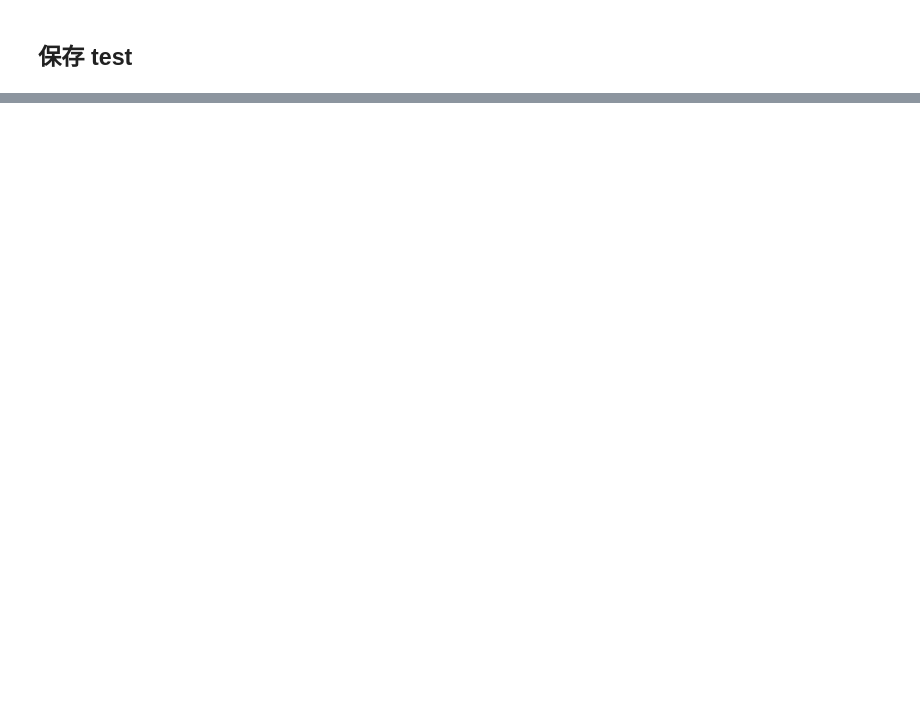
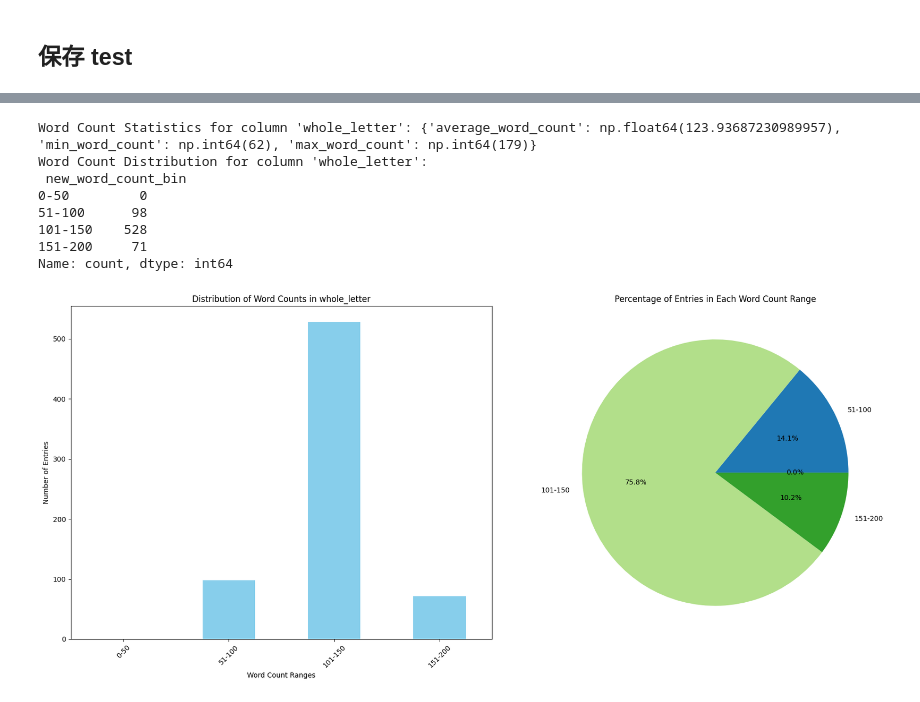
Before and after one commit to LassonLi/UOB_2024_LLM_EYE_HOSPTITAL, a Jupyter notebook: lasson_data_generation/process_txt_json_into_seed_task.ipynb, the cells around one changed output, grey strips where cells are left out. Drawn from its saved outputs; the diff is of its cells as text; code cells hidden in the pictures; blank space fills up the shorter version.

```diff
--- a/lasson_data_generation/process_txt_json_into_seed_task.ipynb
+++ b/lasson_data_generation/process_txt_json_into_seed_task.ipynb
@@ -430,0 +507,15 @@ CSV data has been converted to JSONL format and saved to ../lasson_LLM/train_tes
+# %%
+file_path = './lasson/updated_regen.csv'
+column_name = 'whole_letter'  # or 'referral_content'
+
+analyze_word_counts(file_path, column_name)
+# %% [output]
+Word Count Statistics for column 'whole_letter': {'average_word_count': np.float64(123.93687230989957), 'min_word_count': np.int64(62), 'max_word_count': np.int64(179)}
+Word Count Distribution for column 'whole_letter':
+ new_word_count_bin
+0-50         0
+51-100      98
+101-150    528
+151-200     71
+Name: count, dtype: int64
+[figure, added]
```
Also changed, not shown: parts of 13 cells of this notebook, 9 other files.
